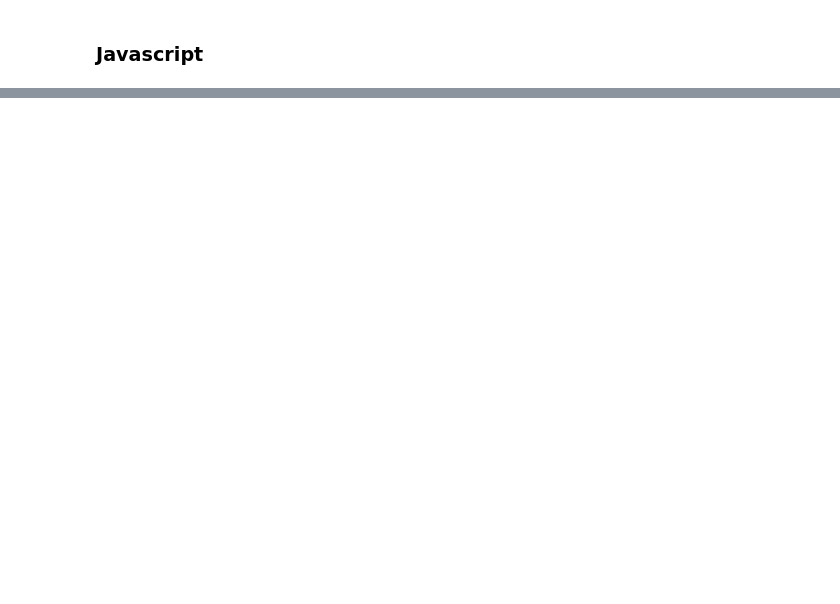
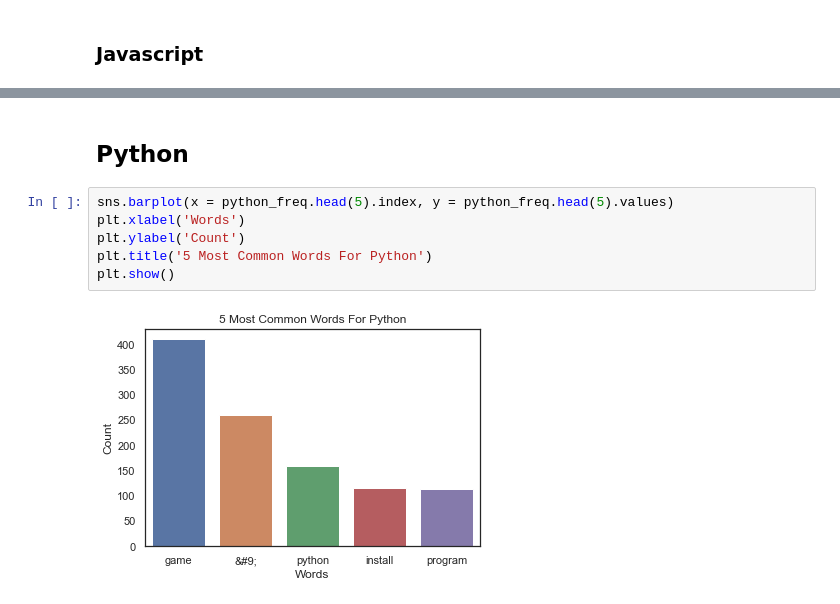
Before and after one commit to paige-arsene-cayt-nlp-project/games-nlp, a Jupyter notebook: paigework/explorescratch.ipynb, the cells around one changed output, grey strips where cells are left out. Cells and saved outputs as stored; diff of their text form; blank space fills up the shorter version.

Commit message:
Through python, need cplus,csharp and c

```diff
--- a/paigework/explorescratch.ipynb
+++ b/paigework/explorescratch.ipynb
@@ -163,0 +188,10 @@ ValueError: Could not interpret input 'javascripttxt'
+# %% [markdown]
+## Python
+# %%
+sns.barplot(x = python_freq.head(5).index, y = python_freq.head(5).values)
+plt.xlabel('Words')
+plt.ylabel('Count')
+plt.title('5 Most Common Words For Python')
+plt.show()
+# %% [output]
+[figure, added]
```
Also changed, not shown: parts of 13 cells of this notebook, 1 other file.
